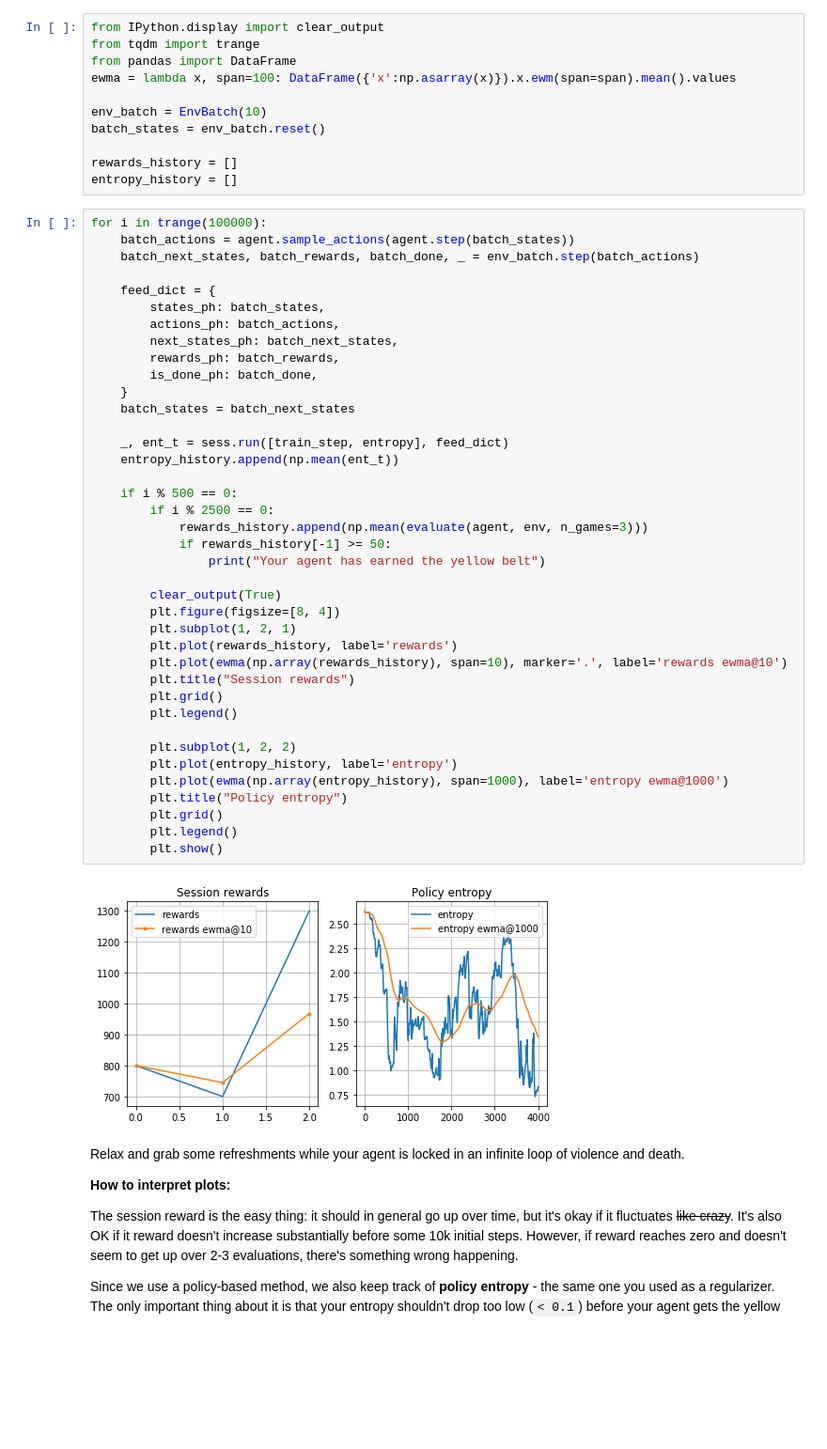
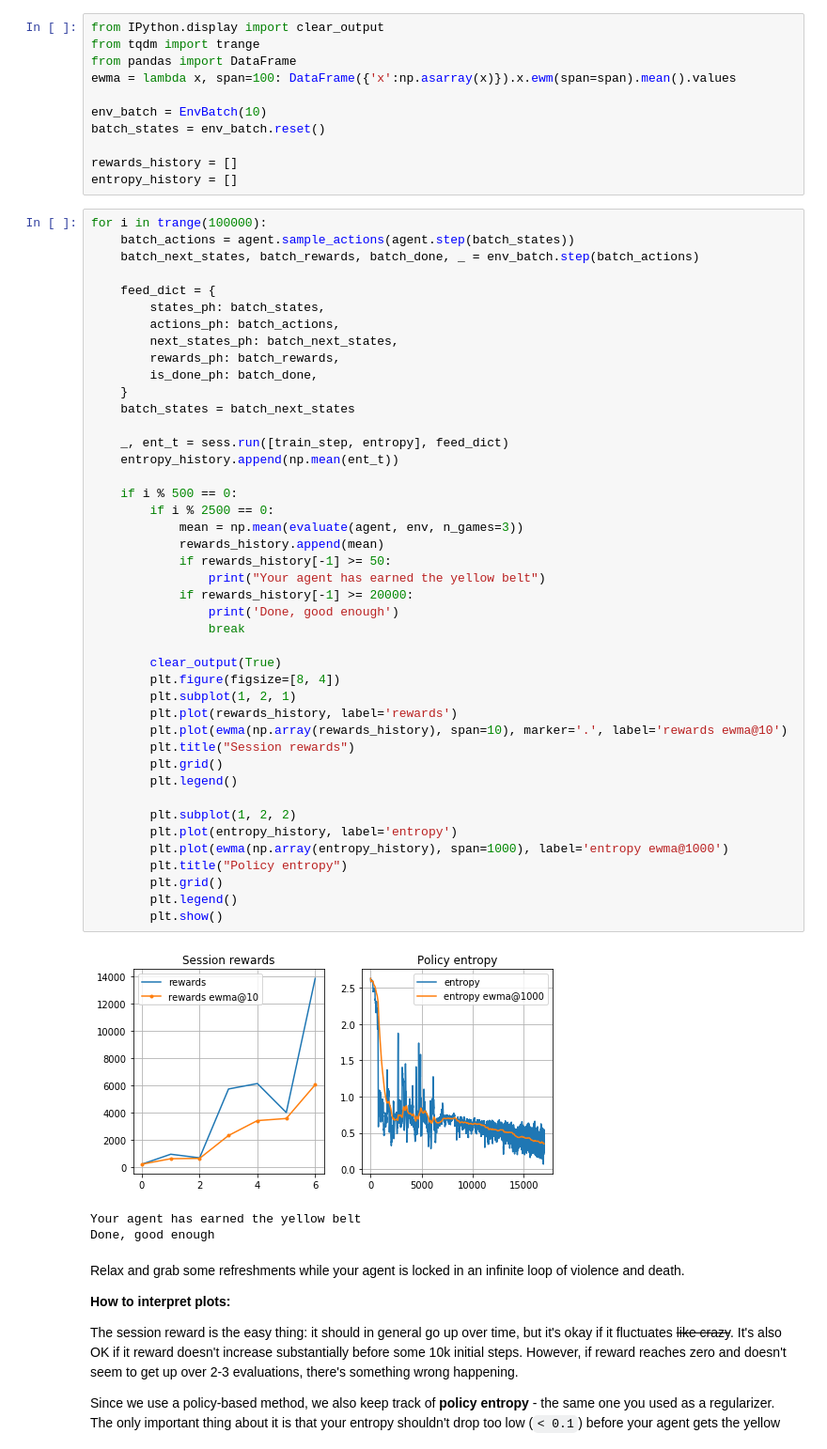
Before and after one commit to Innuendo1975/Practical_RL, a Jupyter notebook: week5_policy_based/practice_a3c.ipynb, the cells around one changed output. Shown: that part at 94% size. Cells and saved outputs as stored; diff of their text form; blank space fills up the shorter version.

Commit message:
week5 done

```diff
--- a/week5_policy_based/practice_a3c.ipynb
+++ b/week5_policy_based/practice_a3c.ipynb
@@ -334,35 +336,41 @@ for i in trange(100000):
         rewards_ph: batch_rewards,
         is_done_ph: batch_done,
     }
     batch_states = batch_next_states
 
     _, ent_t = sess.run([train_step, entropy], feed_dict)
     entropy_history.append(np.mean(ent_t))
 
     if i % 500 == 0:
         if i % 2500 == 0:
-            rewards_history.append(np.mean(evaluate(agent, env, n_games=3)))
+            mean = np.mean(evaluate(agent, env, n_games=3))
+            rewards_history.append(mean)
             if rewards_history[-1] >= 50:
                 print("Your agent has earned the yellow belt")
+            if rewards_history[-1] >= 20000:
+                print('Done, good enough')
+                break
 
         clear_output(True)
         plt.figure(figsize=[8, 4])
         plt.subplot(1, 2, 1)
         plt.plot(rewards_history, label='rewards')
         plt.plot(ewma(np.array(rewards_history), span=10), marker='.', label='rewards ewma@10')
         plt.title("Session rewards")
         plt.grid()
         plt.legend()
 
         plt.subplot(1, 2, 2)
         plt.plot(entropy_history, label='entropy')
         plt.plot(ewma(np.array(entropy_history), span=1000), label='entropy ewma@1000')
         plt.title("Policy entropy")
         plt.grid()
         plt.legend()
         plt.show()
 # %% [output]
-[figure, old version]
+[figure, new version]
+Your agent has earned the yellow belt
+Done, good enough
 # %% [markdown]
 Relax and grab some refreshments while your agent is locked in an infinite loop of violence and death.
 
```
Also changed, not shown: parts of 10 cells of this notebook, 2 other files.
